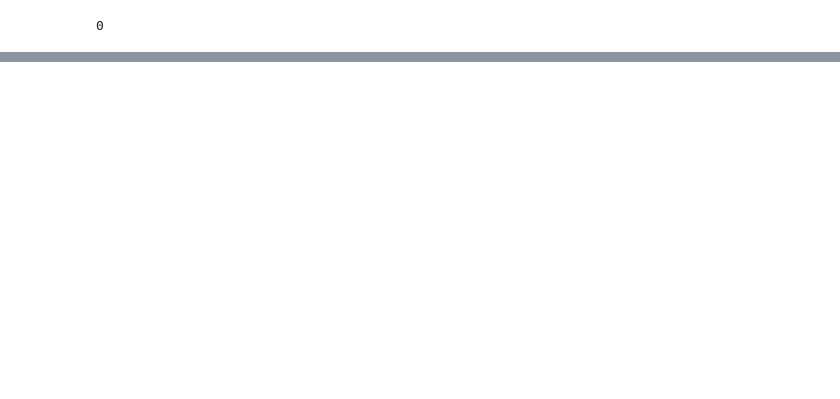
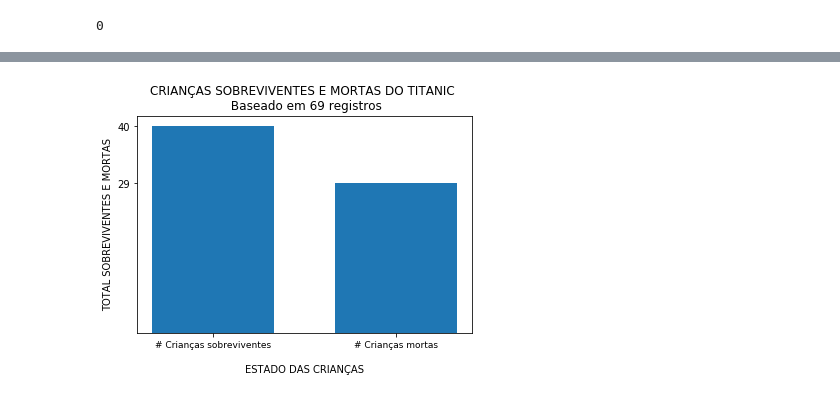
Before and after one commit to Anderson-hrz/ds1-udacity-projeto-02, a Jupyter notebook: projeto-02-analise-titanic.ipynb, the cells around one changed output, grey strips where cells are left out. Saved outputs shown, nothing was run; the diff lists cells and outputs as text; code cells hidden in the pictures; blank space fills up the shorter version.

```diff
--- a/projeto-02-analise-titanic.ipynb
+++ b/projeto-02-analise-titanic.ipynb
@@ -158,0 +171,16 @@ Agora precisamos saber se a idade também influenciou no índice de resgate.
+# %%
+# Definindo as legendas para cada item, além de seu posicionamento no gráfico
+children_labels = ['# Crianças sobreviventes', '# Crianças mortas']
+children_labels_pos = [0,3]
+
+# Desenhando o gráfico para visualizar os sobreviventes e mortos de cada gênero
+plt.bar(children_labels_pos, total_children_values, width=2)
+plt.xticks(children_labels_pos, children_labels, fontsize=9)
+plt.yticks(total_children_values)
+plt.xlabel('\nESTADO DAS CRIANÇAS')
+plt.ylabel('TOTAL SOBREVIVENTES E MORTAS')
+plt.title('CRIANÇAS SOBREVIVENTES E MORTAS DO TITANIC \n Baseado em ' + str(total_children_survived +
+                                                                      total_children_died) + ' registros')
+plt.show()
+# %% [output]
+[figure, added]
```
Also changed, not shown: parts of 6 cells of this notebook.
